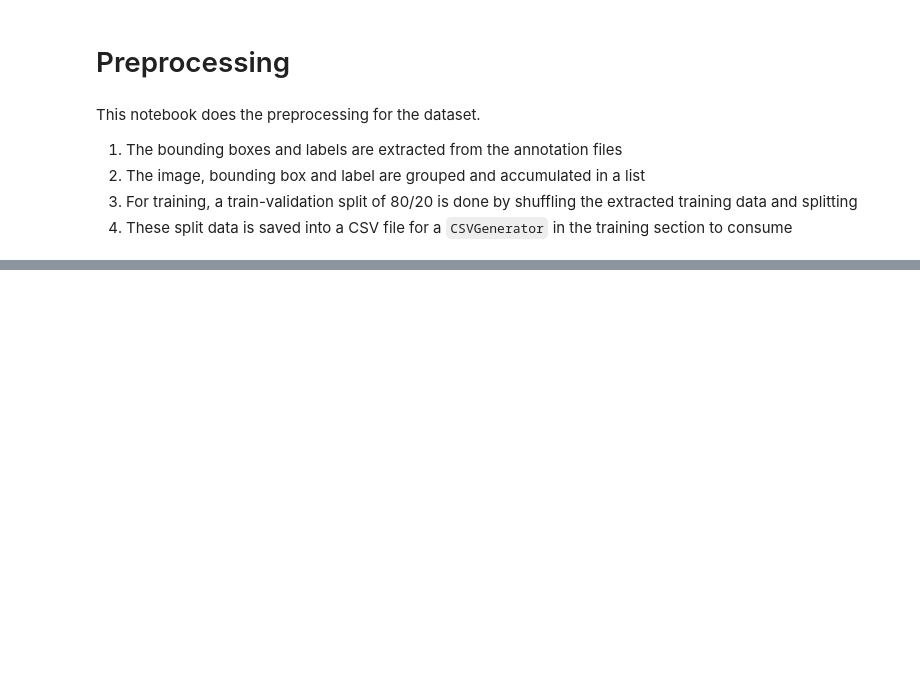
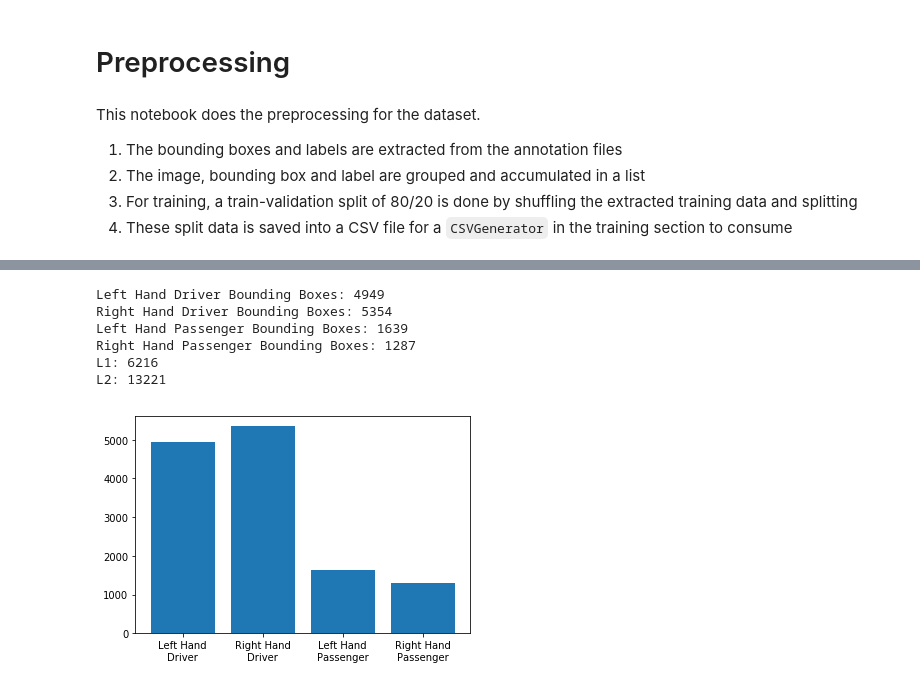
Before and after one commit to kylesyoon/Capstone-Project, a Jupyter notebook: preprocessing.ipynb, the cells around one changed output, grey strips where cells are left out. Cells and saved outputs as stored; diff of their text form; code cells hidden in the pictures; blank space fills up the shorter version.

```diff
--- a/preprocessing.ipynb
+++ b/preprocessing.ipynb
@@ -85,0 +104,61 @@ create_csv(test_image_dir, test_annotation_dir, test_out_path)
+# %%
+image_paths = sorted(glob.glob(train_image_dir + '*'))
+annotations_paths = sorted(glob.glob(train_annotation_dir + '*'))
+
+#class names
+lh_d_label = 'leftHand_driver'
+rh_d_label = 'rightHand_driver'
+lh_p_label = 'leftHand_passenger'
+rh_p_label = 'rightHand_passenger'
+
+# each image can have up to 4 hand bboxes
+lh_d_count = 0
+rh_d_count = 0
+lh_p_count = 0
+rh_p_count = 0
+L1 = 0
+L2 = 0
+
+for image_path, annotations_path in zip(image_paths, annotations_paths):
+        anns = extract_box(annotations_path)
+        viewpoint = os.path.splitext(os.path.split(image_path)[1])[0].split('_')[-1]
+        for ann in anns:
+            if ann[0] == lh_d_label:
+                lh_d_count += 1
+            elif ann[0] == rh_d_label:
+                rh_d_count += 1
+            elif ann[0] == lh_p_label:
+                lh_p_count += 1
+            elif ann[0] == rh_p_label:
+                rh_p_count += 1
+
+            height = ann[2][1] - ann[1][1]
+            if viewpoint == '3' and height >= 70:
+                L1 += 1
+
+            if height >= 25:
+                L2 += 1
+
+print('Left Hand Driver Bounding Boxes: {}'.format(lh_d_count))
+print('Right Hand Driver Bounding Boxes: {}'.format(rh_d_count))
+print('Left Hand Passenger Bounding Boxes: {}'.format(lh_p_count))
+print('Right Hand Passenger Bounding Boxes: {}'.format(rh_p_count))
+
+print('L1: {}'.format(L1))
+print('L2: {}'.format(L2))
+# %% [output]
+Left Hand Driver Bounding Boxes: 4949
+Right Hand Driver Bounding Boxes: 5354
+Left Hand Passenger Bounding Boxes: 1639
+Right Hand Passenger Bounding Boxes: 1287
+L1: 6216
+L2: 13221
+# %%
+#plot
+plt.bar([0, 1, 2, 3],
+        [lh_d_count, rh_d_count, lh_p_count, rh_p_count],
+        tick_label=['Left Hand\nDriver', 'Right Hand\nDriver', 'Left Hand\nPassenger', 'Right Hand\nPassenger'])
+plt.savefig('./charts/classes_count.png')
+plt.show()
+# %% [output]
+[figure, added]
```
Also changed, not shown: parts of 6 cells of this notebook, 14 other files.
